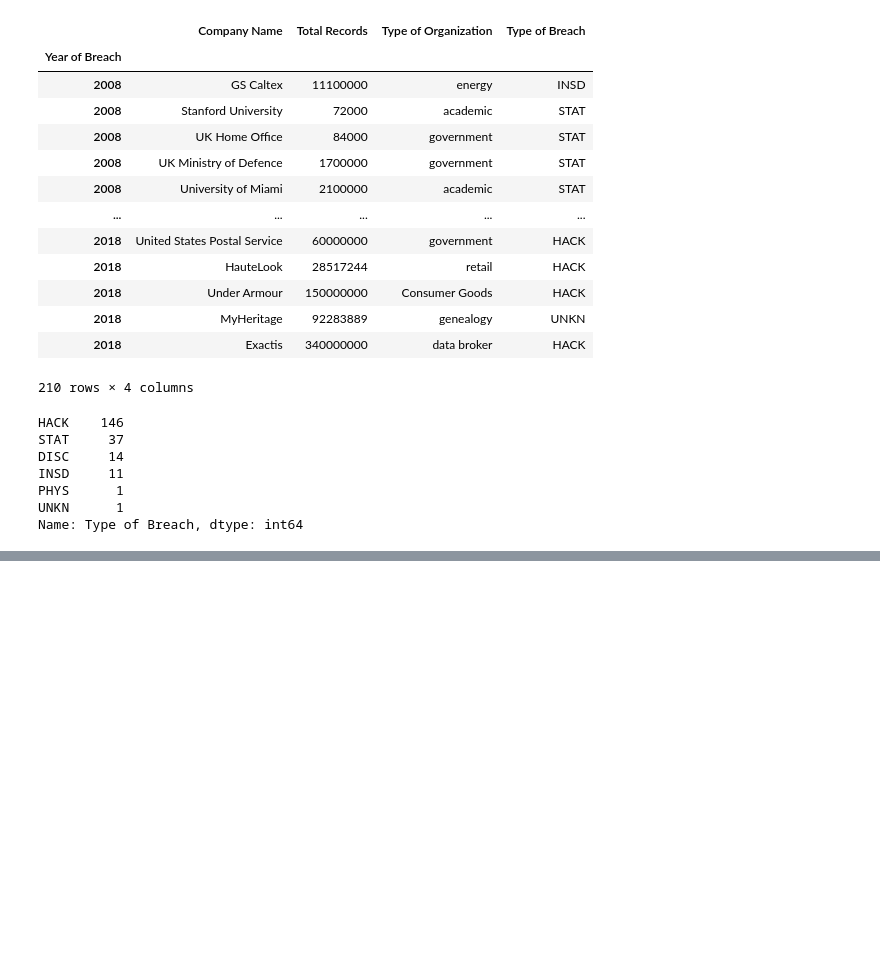
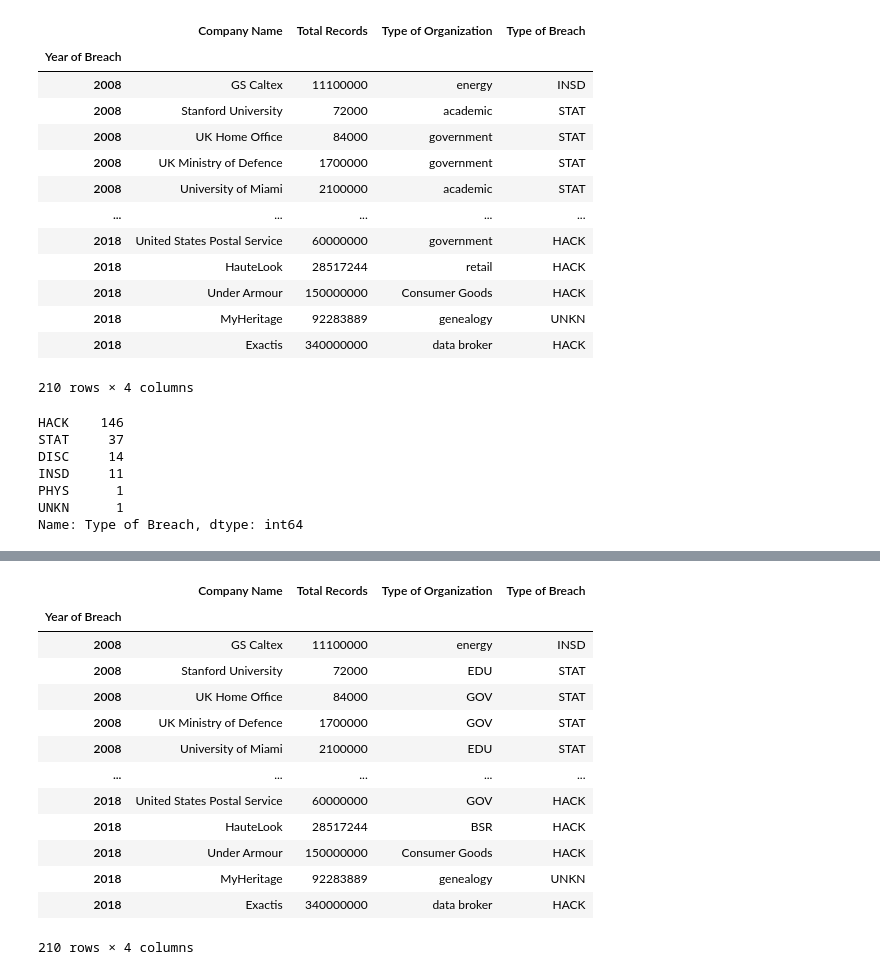
Before and after one commit to chaka37/Project1, a Jupyter notebook: notebooks/liam.ipynb, the cells around one changed output, grey strips where cells are left out. Cells and saved outputs as stored; diff of their text form; code cells hidden in the pictures; blank space fills up the shorter version.

```diff
--- a/notebooks/liam.ipynb
+++ b/notebooks/liam.ipynb
@@ -144 +183,18 @@ data broker                     1
 Name: Type of Organization, dtype: int64
+# %%
+csv_2_data
+# %% [output]
+|  | Company Name | Total Records | Type of Organization | Type of Breach |
+| Year of Breach |  |  |  |  |
+| 2008 | GS Caltex | 11100000 | energy | INSD |
+| 2008 | Stanford University | 72000 | EDU | STAT |
+| 2008 | UK Home Office | 84000 | GOV | STAT |
+| 2008 | UK Ministry of Defence | 1700000 | GOV | STAT |
+| 2008 | University of Miami | 2100000 | EDU | STAT |
+| ... | ... | ... | ... | ... |
+| 2018 | United States Postal Service | 60000000 | GOV | HACK |
+| 2018 | HauteLook | 28517244 | BSR | HACK |
+| 2018 | Under Armour | 150000000 | Consumer Goods | HACK |
+| 2018 | MyHeritage | 92283889 | genealogy | UNKN |
+| 2018 | Exactis | 340000000 | data broker | HACK |
+210 rows × 4 columns
```
Also changed, not shown: parts of 2 cells of this notebook.
